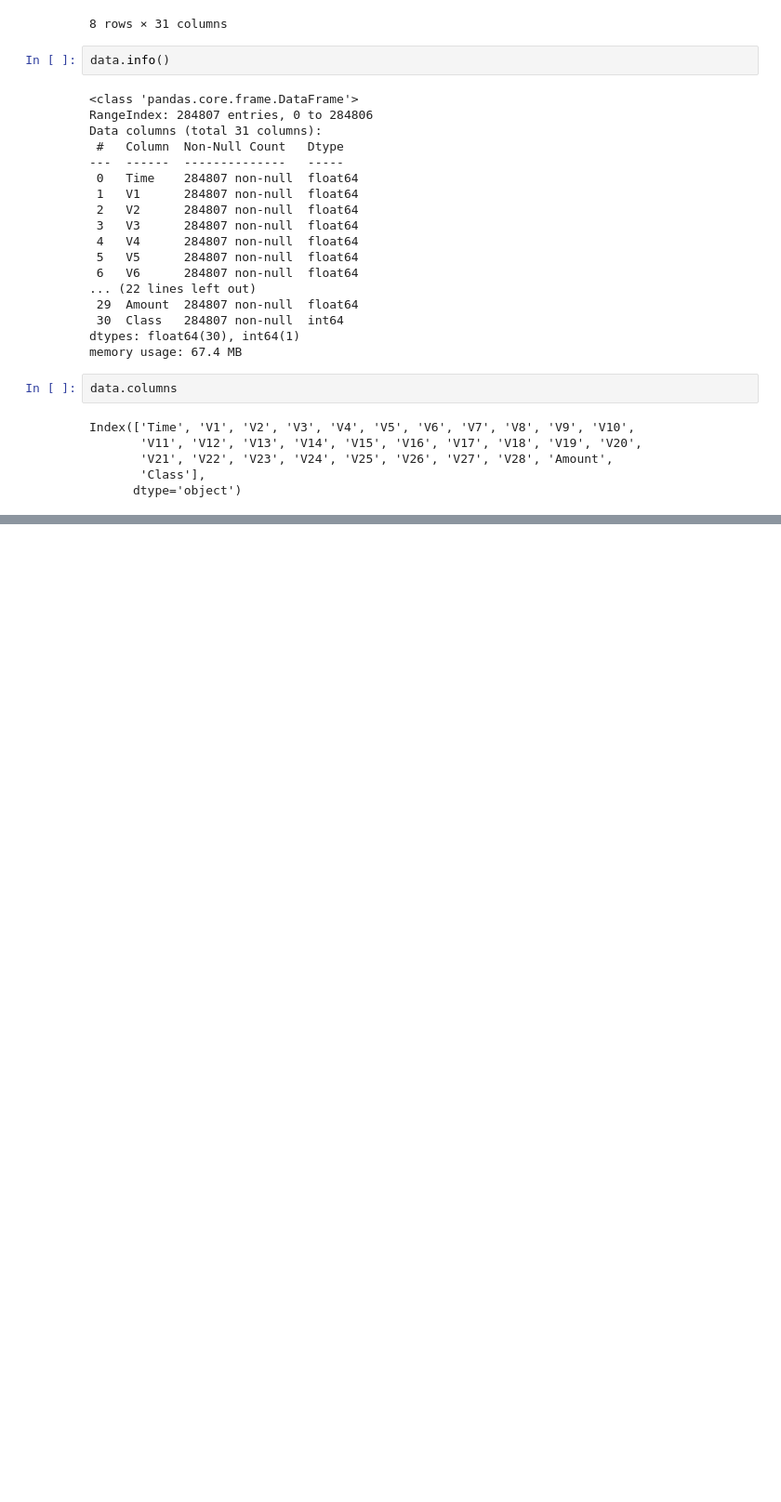
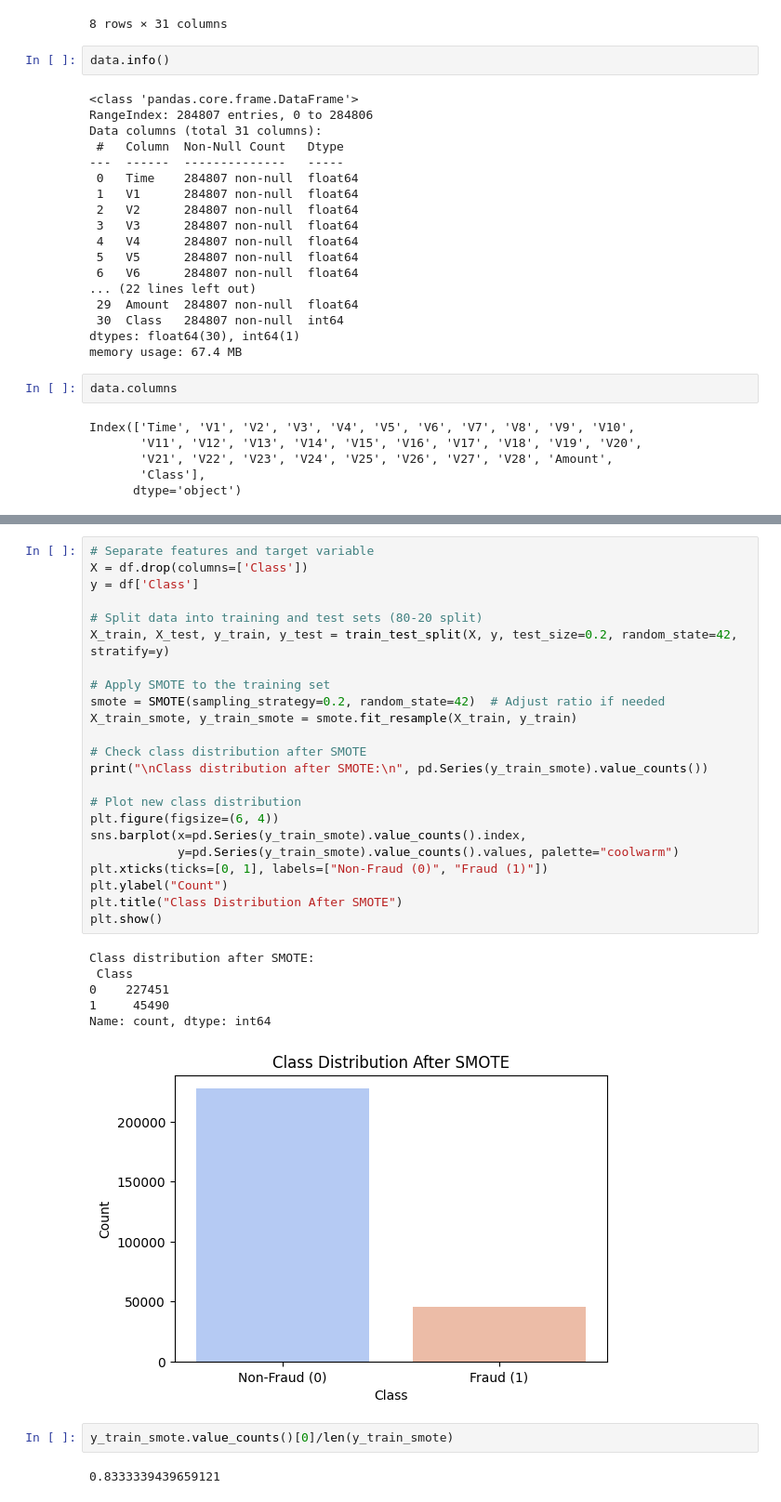
Before and after one commit to MohsseniMahdi/anomguard, a Jupyter notebook: notebooks/notebook_manju.ipynb, the cells around one changed output, grey strips where cells are left out. Shown at 93% size. Drawn from its saved outputs; the diff is of its cells as text; blank space fills up the shorter version.

```diff
--- a/notebooks/notebook_manju.ipynb
+++ b/notebooks/notebook_manju.ipynb
@@ -109,0 +246,34 @@ data[['Amount_Log', 'V1_V2_interaction']] = scaler.fit_transform(data[['Amount_L
+# %%
+# Separate features and target variable
+X = df.drop(columns=['Class'])
+y = df['Class']
+
+# Split data into training and test sets (80-20 split)
+X_train, X_test, y_train, y_test = train_test_split(X, y, test_size=0.2, random_state=42, stratify=y)
+
+# Apply SMOTE to the training set
+smote = SMOTE(sampling_strategy=0.2, random_state=42)  # Adjust ratio if needed
+X_train_smote, y_train_smote = smote.fit_resample(X_train, y_train)
+
+# Check class distribution after SMOTE
+print("\nClass distribution after SMOTE:\n", pd.Series(y_train_smote).value_counts())
+
+# Plot new class distribution
+plt.figure(figsize=(6, 4))
+sns.barplot(x=pd.Series(y_train_smote).value_counts().index,
+            y=pd.Series(y_train_smote).value_counts().values, palette="coolwarm")
+plt.xticks(ticks=[0, 1], labels=["Non-Fraud (0)", "Fraud (1)"])
+plt.ylabel("Count")
+plt.title("Class Distribution After SMOTE")
+plt.show()
+# %% [output]
+Class distribution after SMOTE:
+ Class
+0    227451
+1     45490
+Name: count, dtype: int64
+[figure, added]
+# %%
+y_train_smote.value_counts()[0]/len(y_train_smote)
+# %% [output]
+0.8333339439659121
```
Also changed, not shown: parts of 29 cells of this notebook, 3 other files.
